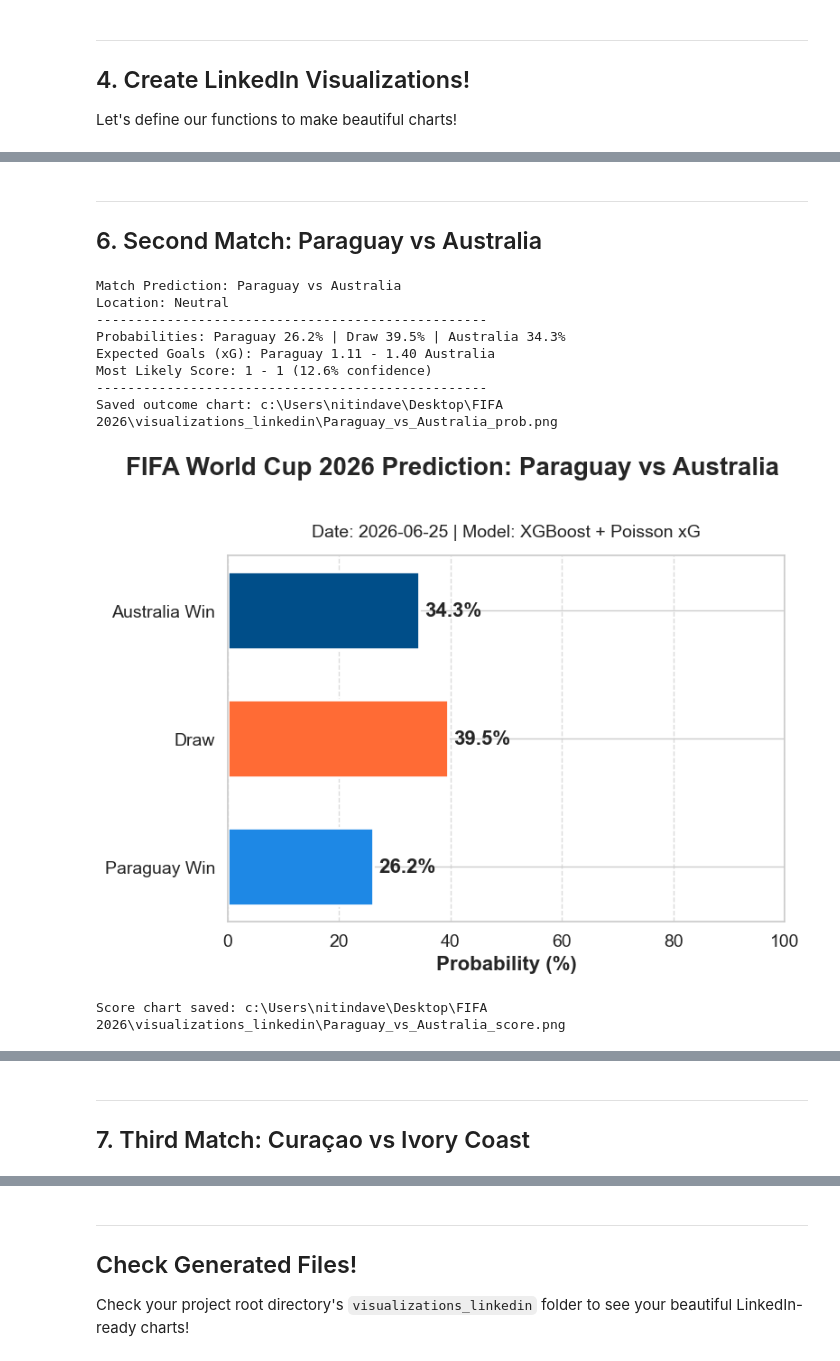
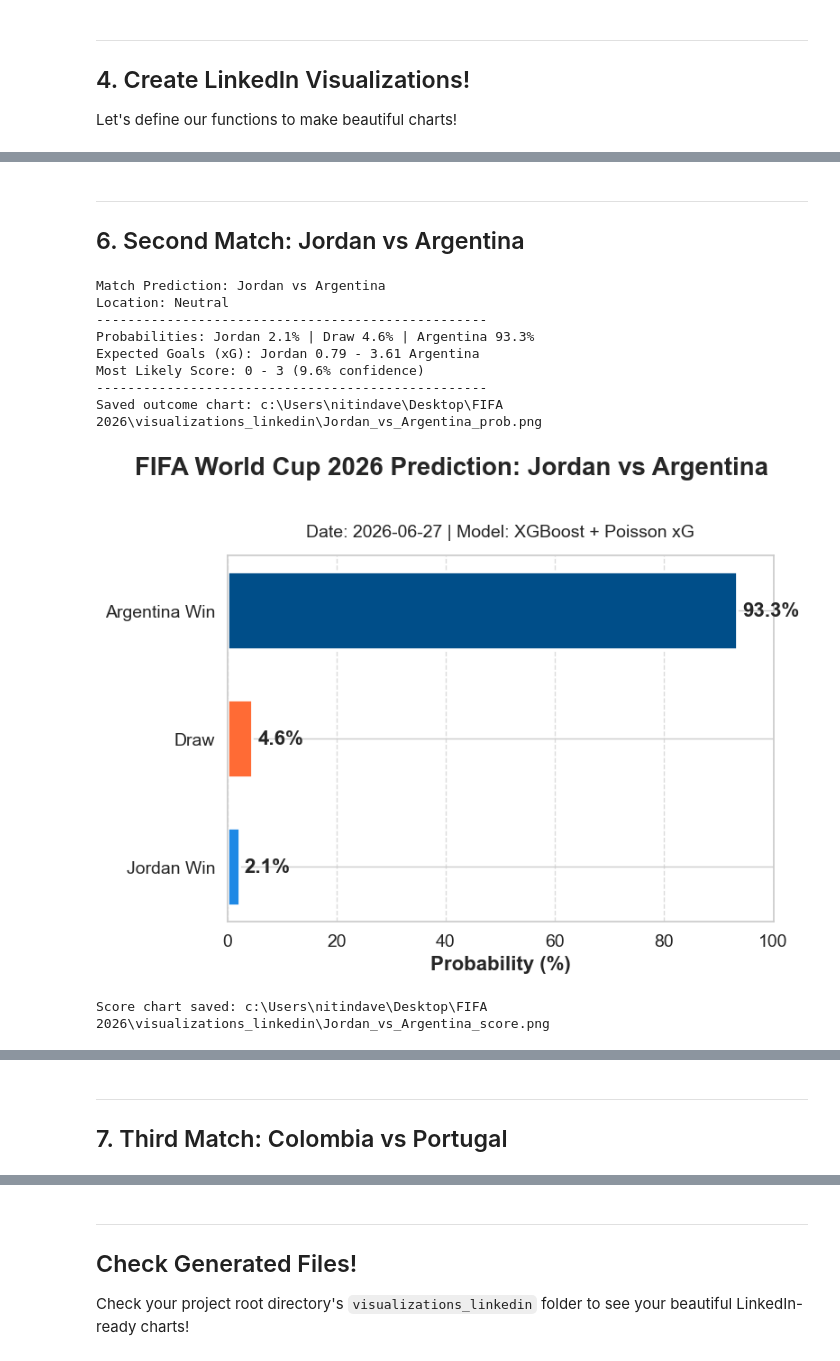
Before and after one commit to nitindavegit/FIFA-2026-Predictions, a Jupyter notebook: notebooks/04_LinkedIn_Presentation.ipynb, the cells around one changed output, grey strips where cells are left out. Drawn from its saved outputs; the diff is of its cells as text; code cells hidden in the pictures.

```diff
--- a/notebooks/04_LinkedIn_Presentation.ipynb
+++ b/notebooks/04_LinkedIn_Presentation.ipynb
@@ -88,7 +88,7 @@ matches[['home_team', 'away_team', 'tournament']]
 
 Let's define our functions to make beautiful charts!
 # %%
-def generate_outcome_chart(home_team, away_team, probs, date_str="2026-06-25"):
+def generate_outcome_chart(home_team, away_team, probs, date_str="2026-06-27"):
     fig, ax = plt.subplots(figsize=FIGSIZE, dpi=DPI)
 
     colors = ["#1E88E5", "#FF6B35", "#004E89"]
@@ -121,7 +121,7 @@ def generate_outcome_chart(home_team, away_team, probs, date_str="2026-06-25"):
     plt.show()
     plt.close(fig)
 # %%
-def generate_score_heatmap(home_team, away_team, home_xg, away_xg, date_str="2026-06-25"):
+def generate_score_heatmap(home_team, away_team, home_xg, away_xg, date_str="2026-06-27"):
     fig, (ax_heatmap, ax_summary) = plt.subplots(ncols=2, figsize=FIGSIZE, dpi=DPI, gridspec_kw={'width_ratios': [3, 1]})
 
     max_goals=5
@@ -178,7 +178,7 @@ def generate_score_heatmap(home_team, away_team, home_xg, away_xg, date_str="202
 # %%
-pred = predict_match("United States", "Turkey")
+pred = predict_match("Algeria", "Austria")
 if pred:
     probs, (home_xg, away_xg) = pred['probs'], pred['xg']
-    generate_outcome_chart("United States", "Turkey", probs)
-    generate_score_heatmap("United States", "Turkey", home_xg, away_xg)
+    generate_outcome_chart("Algeria", "Austria", probs)
+    generate_score_heatmap("Algeria", "Austria", home_xg, away_xg)
 # %% [output]
@@ -196,20 +196,20 @@ Score chart saved: c:\Users\nitindave\Desktop\FIFA 2026\visualizations_linkedin\
 # %% [markdown]
 ---
-## 6. Second Match: Paraguay vs Australia
+## 6. Second Match: Jordan vs Argentina
 # %%
-pred = predict_match("Paraguay", "Australia")
+pred = predict_match("Jordan", "Argentina")
 if pred:
     probs, (home_xg, away_xg) = pred['probs'], pred['xg']
-    generate_outcome_chart("Paraguay", "Australia", probs)
-    generate_score_heatmap("Paraguay", "Australia", home_xg, away_xg)
+    generate_outcome_chart("Jordan", "Argentina", probs)
+    generate_score_heatmap("Jordan", "Argentina", home_xg, away_xg)
 # %% [output]
-Match Prediction: Paraguay vs Australia
+Match Prediction: Jordan vs Argentina
 Location: Neutral
 --------------------------------------------------
-Probabilities: Paraguay 26.2% | Draw 39.5% | Australia 34.3%
-Expected Goals (xG): Paraguay 1.11 - 1.40 Australia
-Most Likely Score: 1 - 1 (12.6% confidence)
+Probabilities: Jordan 2.1% | Draw 4.6% | Argentina 93.3%
+Expected Goals (xG): Jordan 0.79 - 3.61 Argentina
+Most Likely Score: 0 - 3 (9.6% confidence)
 --------------------------------------------------
-Saved outcome chart: c:\Users\nitindave\Desktop\FIFA 2026\visualizations_linkedin\Paraguay_vs_Australia_prob.png
+Saved outcome chart: c:\Users\nitindave\Desktop\FIFA 2026\visualizations_linkedin\Jordan_vs_Argentina_prob.png
-[figure, old version]
+[figure, new version]
-Score chart saved: c:\Users\nitindave\Desktop\FIFA 2026\visualizations_linkedin\Paraguay_vs_Australia_score.png
+Score chart saved: c:\Users\nitindave\Desktop\FIFA 2026\visualizations_linkedin\Jordan_vs_Argentina_score.png
@@ -217,4 +217,4 @@ Score chart saved: c:\Users\nitindave\Desktop\FIFA 2026\visualizations_linkedin\
 # %% [markdown]
 ---
-## 7. Third Match: Curaçao vs Ivory Coast
+## 7. Third Match: Colombia vs Portugal
 # %%
```
Also changed, not shown: parts of 14 cells of this notebook.
